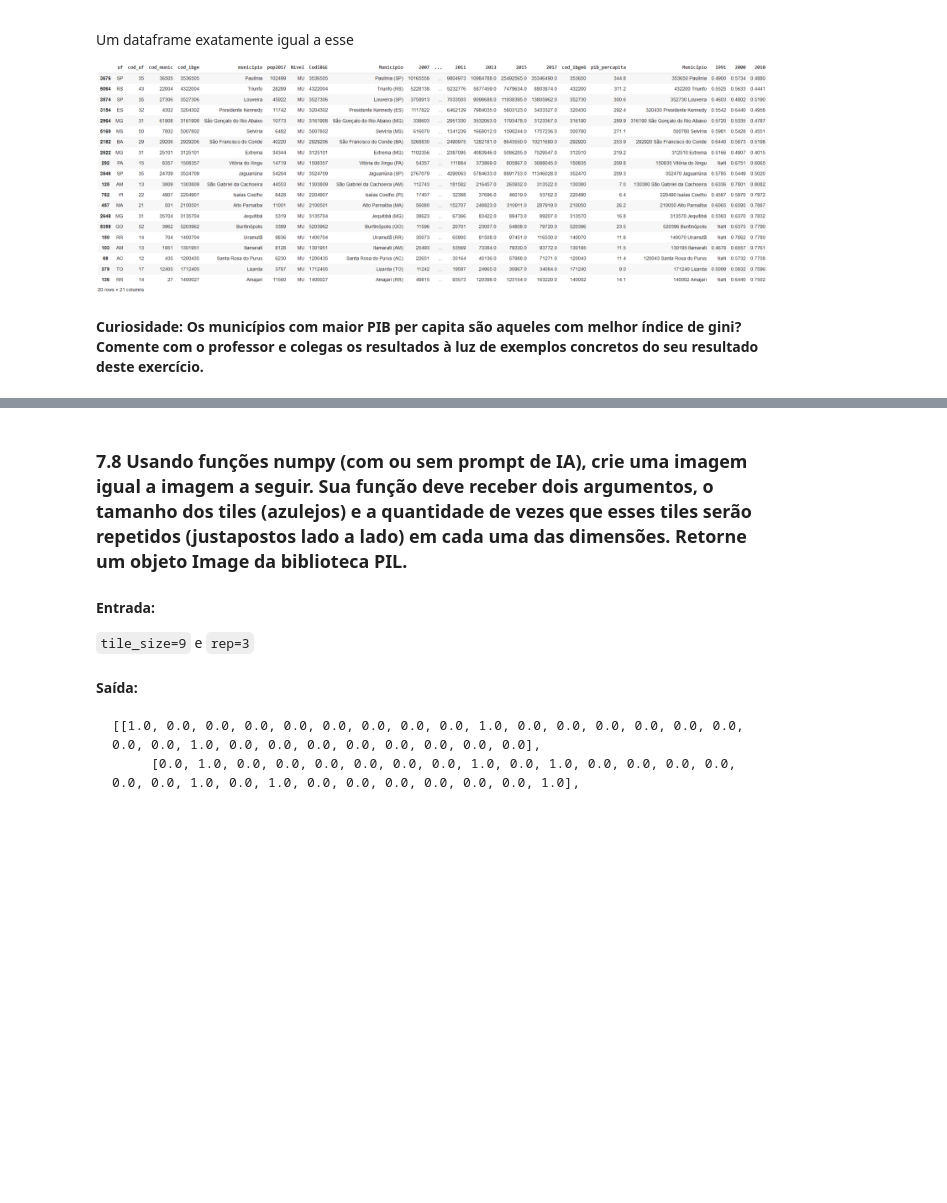
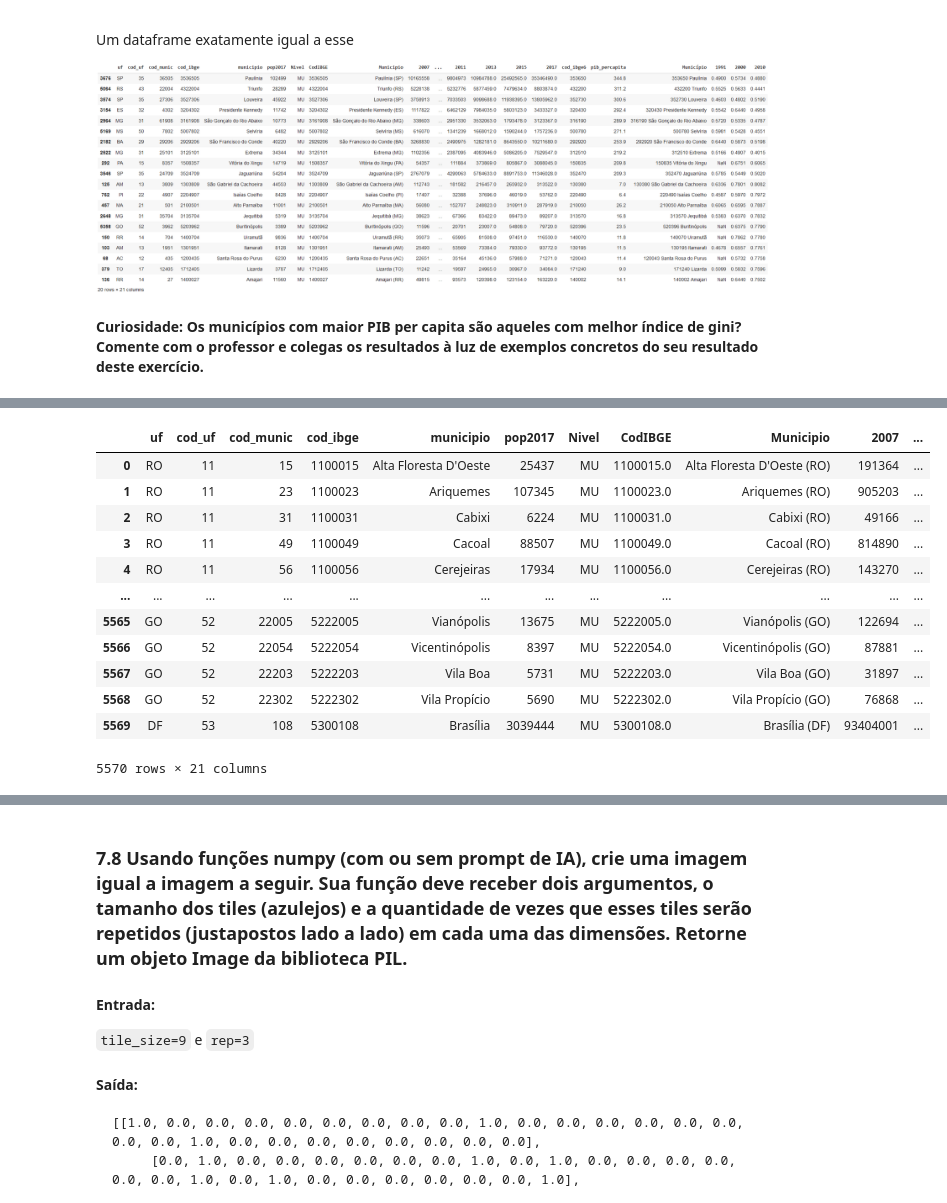
Before and after one commit to EdudardoM/skills-introduction-to-github, a Jupyter notebook: Exercicios/Aula7_Exercicio.ipynb, the cells around one changed output, grey strips where cells are left out. Drawn from its saved outputs; the diff is of its cells as text; code cells hidden in the pictures; blank space fills up the shorter version.

```diff
--- a/Exercicios/Aula7_Exercicio.ipynb
+++ b/Exercicios/Aula7_Exercicio.ipynb
@@ -241,0 +362,16 @@ Um dataframe exatamente igual a esse
+# %%
+final
+# %% [output]
+|  | uf | cod_uf | cod_munic | cod_ibge | municipio | pop2017 | Nivel | CodIBGE | Municipio | 2007 | ... |
+| 0 | RO | 11 | 15 | 1100015 | Alta Floresta D'Oeste | 25437 | MU | 1100015.0 | Alta Floresta D'Oeste (RO) | 191364 | ... |
+| 1 | RO | 11 | 23 | 1100023 | Ariquemes | 107345 | MU | 1100023.0 | Ariquemes (RO) | 905203 | ... |
+| 2 | RO | 11 | 31 | 1100031 | Cabixi | 6224 | MU | 1100031.0 | Cabixi (RO) | 49166 | ... |
+| 3 | RO | 11 | 49 | 1100049 | Cacoal | 88507 | MU | 1100049.0 | Cacoal (RO) | 814890 | ... |
+| 4 | RO | 11 | 56 | 1100056 | Cerejeiras | 17934 | MU | 1100056.0 | Cerejeiras (RO) | 143270 | ... |
+| ... | ... | ... | ... | ... | ... | ... | ... | ... | ... | ... | ... |
+| 5565 | GO | 52 | 22005 | 5222005 | Vianópolis | 13675 | MU | 5222005.0 | Vianópolis (GO) | 122694 | ... |
+| 5566 | GO | 52 | 22054 | 5222054 | Vicentinópolis | 8397 | MU | 5222054.0 | Vicentinópolis (GO) | 87881 | ... |
+| 5567 | GO | 52 | 22203 | 5222203 | Vila Boa | 5731 | MU | 5222203.0 | Vila Boa (GO) | 31897 | ... |
+| 5568 | GO | 52 | 22302 | 5222302 | Vila Propício | 5690 | MU | 5222302.0 | Vila Propício (GO) | 76868 | ... |
+| 5569 | DF | 53 | 108 | 5300108 | Brasília | 3039444 | MU | 5300108.0 | Brasília (DF) | 93404001 | ... |
+5570 rows × 21 columns
```
Also changed, not shown: parts of 6 cells of this notebook.
